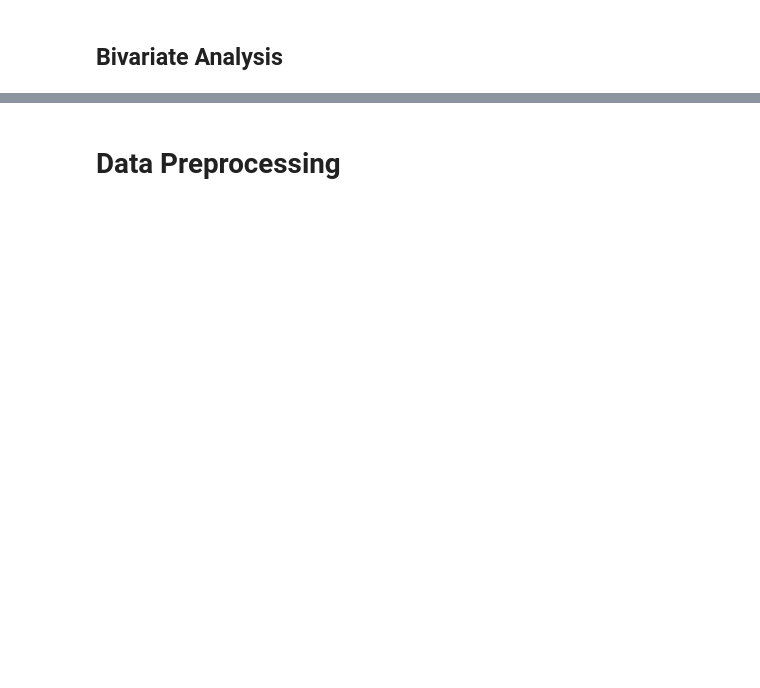
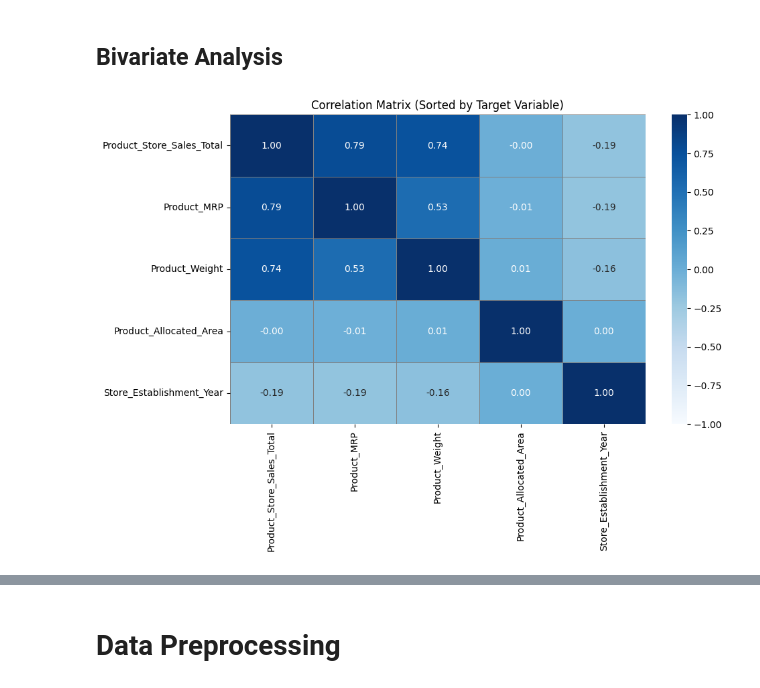
Before and after one commit to fryder/superkart, a Jupyter notebook: Full_Code_SuperKart_Model_Deployment_Notebook_[Updated].ipynb, the cells around one changed output, grey strips where cells are left out. Cells and saved outputs as stored; diff of their text form; code cells hidden in the pictures; blank space fills up the shorter version.

```diff
--- a/Full_Code_SuperKart_Model_Deployment_Notebook_[Updated].ipynb
+++ b/Full_Code_SuperKart_Model_Deployment_Notebook_[Updated].ipynb
@@ -189,2 +392,21 @@ dtype: int64
 # %% [markdown]
 ## Bivariate Analysis
+# %%
+target = 'Product_Store_Sales_Total'
+# correlation matrix for numerical variables
+corr_matrix= kartData[num_cols].corr()
+
+sorted_corr = corr_matrix[target].sort_values(ascending=False)
+
+# Visualize only top N correlated features
+top_features = sorted_corr.index.tolist()
+
+plt.figure(figsize=(10, 6))
+sns.heatmap(
+    corr_matrix.loc[top_features, top_features],
+    annot=True, fmt=".2f", cmap="Blues", vmin=-1, vmax=1, linewidths=0.5, linecolor="gray"
+)
+plt.title("Correlation Matrix (Sorted by Target Variable)")
+plt.show()
+# %% [output]
+[figure, added]
```
Also changed, not shown: parts of 86 cells of this notebook, 2 other files.
